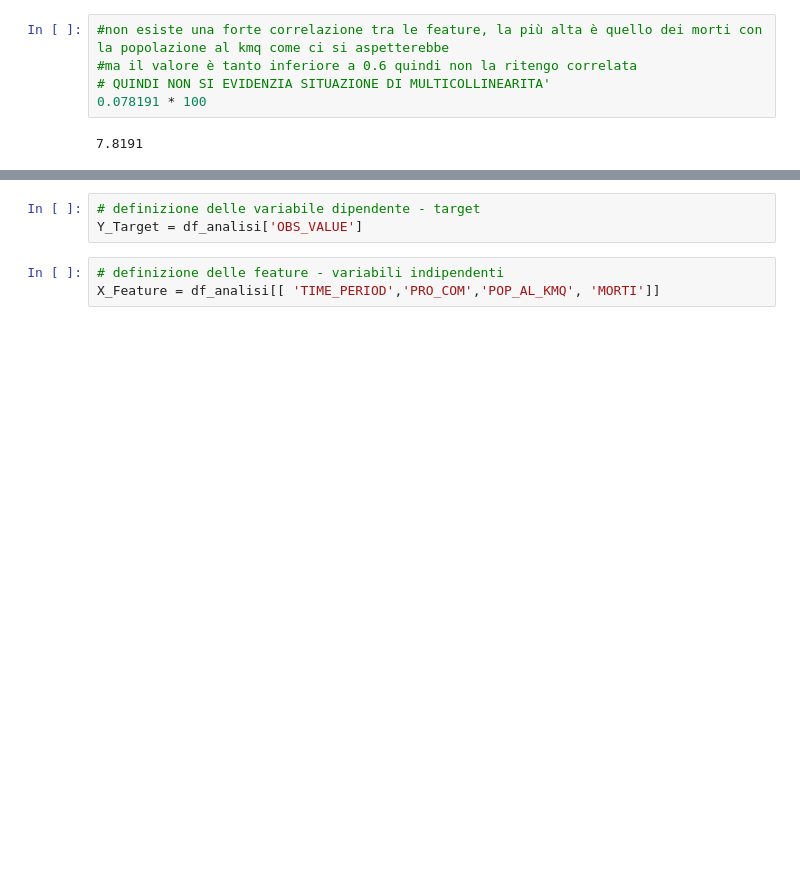
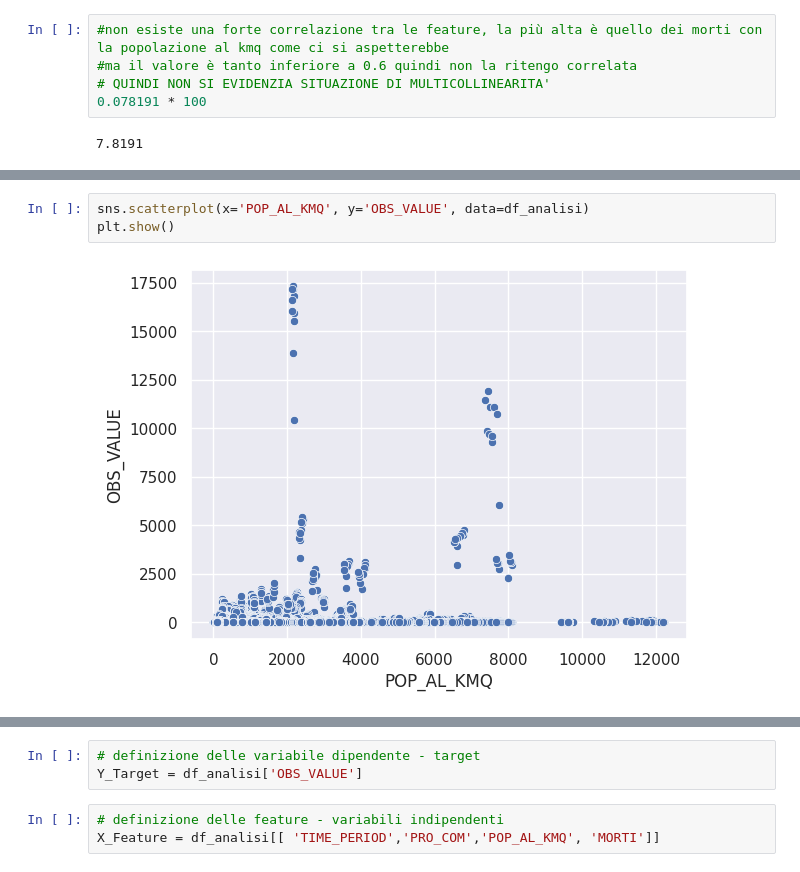
Before and after one commit to pd19nl/ProgettoFinale, a Jupyter notebook: 03_Analisi_statistica_google_env.ipynb, the cells around one changed output, grey strips where cells are left out. Cells and saved outputs as stored; diff of their text form; blank space fills up the shorter version.

```diff
--- a/03_Analisi_statistica_google_env.ipynb
+++ b/03_Analisi_statistica_google_env.ipynb
@@ -151,0 +178,5 @@ df_analisi[[ 'TIME_PERIOD','PRO_COM','POP_AL_KMQ', 'MORTI']].corr()
+# %%
+sns.scatterplot(x='POP_AL_KMQ', y='OBS_VALUE', data=df_analisi)
+plt.show()
+# %% [output]
+[figure, added]
```
Also changed, not shown: parts of 26 cells of this notebook, 1 other file.
